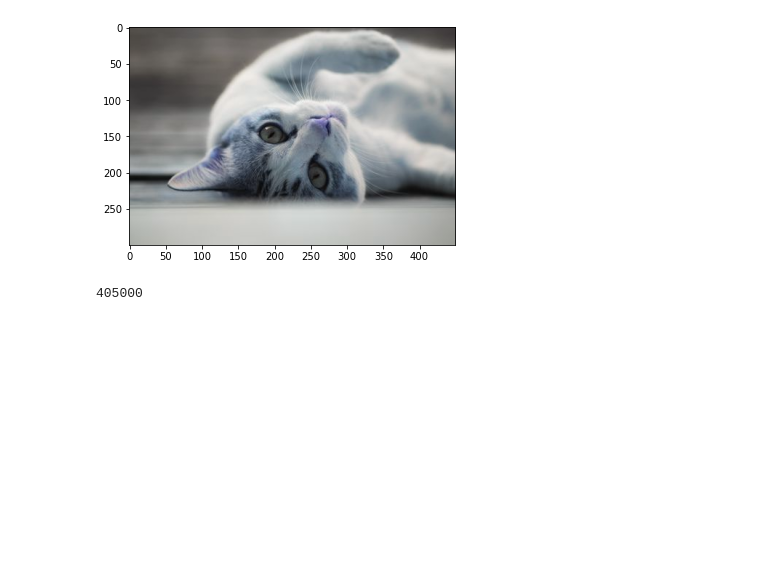
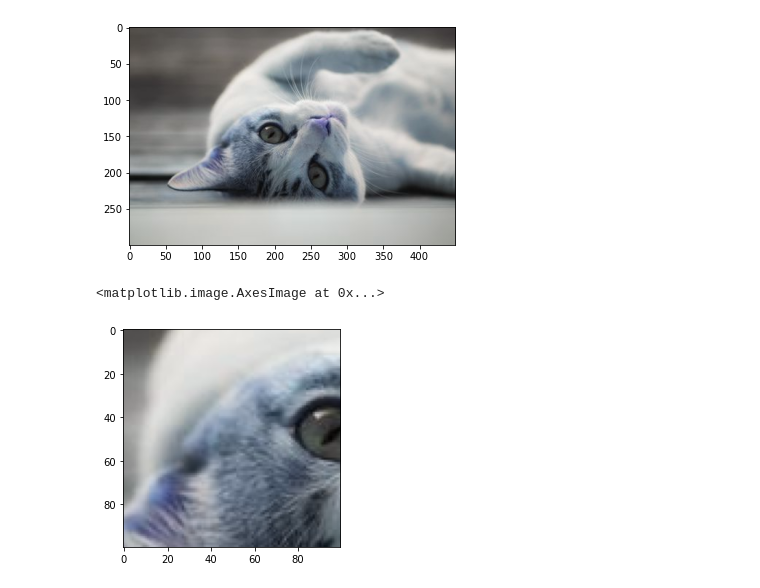
Before and after one commit to NHorde/cv-playground, a Jupyter notebook: utils.ipynb, the cells around one changed output. Saved outputs shown, nothing was run; the diff lists cells and outputs as text; code cells hidden in the pictures; blank space fills up the shorter version.

```diff
--- a/utils.ipynb
+++ b/utils.ipynb
@@ -72,7 +76,9 @@ plt.imshow(img)
 # %% [output]
 <matplotlib.image.AxesImage at 0x...>
 [figure]
-# %%
-print(img.size)
-# %% [output]
-405000
+# %%
+img_crop = img[100:200,100:200]
+plt.imshow(img_crop)
+# %% [output]
+<matplotlib.image.AxesImage at 0x...>
+[figure, added]
```
Also changed, not shown: parts of 1 cell of this notebook.
